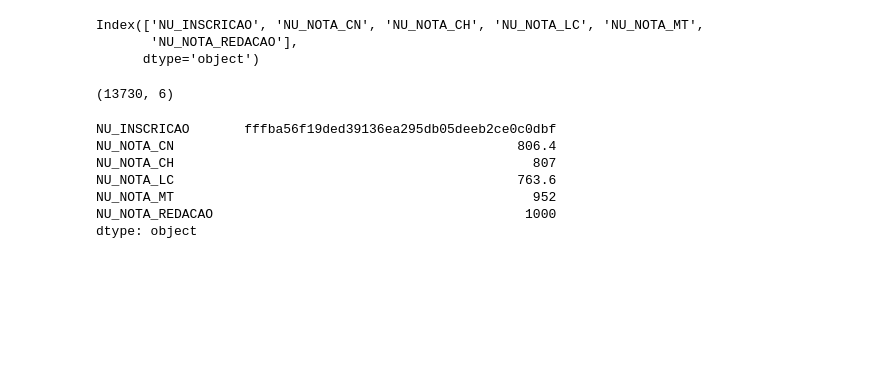
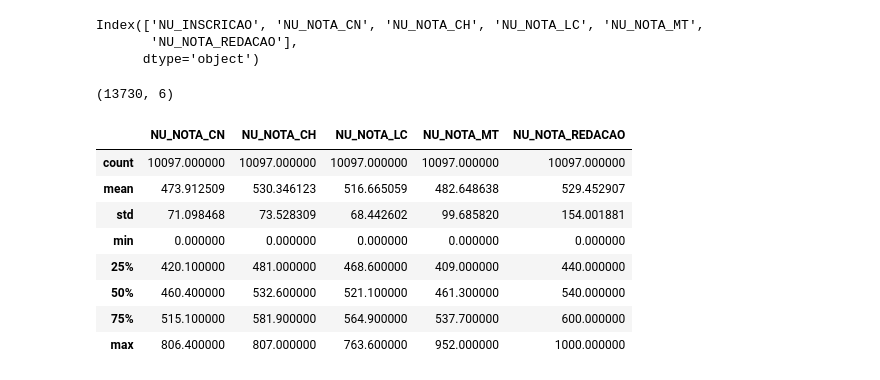
Before and after one commit to jorgemiguel182/melhoresenem2016, a Jupyter notebook: Melhores Colocados ENEM 2016.ipynb, the cells around one changed output. Saved outputs shown, nothing was run; the diff lists cells and outputs as text; code cells hidden in the pictures; blank space fills up the shorter version.

```diff
--- a/Melhores Colocados ENEM 2016.ipynb
+++ b/Melhores Colocados ENEM 2016.ipynb
@@ -41,12 +41,14 @@ df.shape
 #Apagando as linhas que contem qualquer valor nulo
 dftratado = df.dropna(how='any')
 # %%
-dftratado.max()
+dftratado.describe()
 # %% [output]
-NU_INSCRICAO       fffba56f19ded39136ea295db05deeb2ce0c0dbf
-NU_NOTA_CN                                            806.4
-NU_NOTA_CH                                              807
-NU_NOTA_LC                                            763.6
-NU_NOTA_MT                                              952
-NU_NOTA_REDACAO                                        1000
-dtype: object
+|  | NU_NOTA_CN | NU_NOTA_CH | NU_NOTA_LC | NU_NOTA_MT | NU_NOTA_REDACAO |
+| count | 10097.000000 | 10097.000000 | 10097.000000 | 10097.000000 | 10097.000000 |
+| mean | 473.912509 | 530.346123 | 516.665059 | 482.648638 | 529.452907 |
+| std | 71.098468 | 73.528309 | 68.442602 | 99.685820 | 154.001881 |
+| min | 0.000000 | 0.000000 | 0.000000 | 0.000000 | 0.000000 |
+| 25% | 420.100000 | 481.000000 | 468.600000 | 409.000000 | 440.000000 |
+| 50% | 460.400000 | 532.600000 | 521.100000 | 461.300000 | 540.000000 |
+| 75% | 515.100000 | 581.900000 | 564.900000 | 537.700000 | 600.000000 |
+| max | 806.400000 | 807.000000 | 763.600000 | 952.000000 | 1000.000000 |
```
Also changed, not shown: parts of 9 cells of this notebook.
